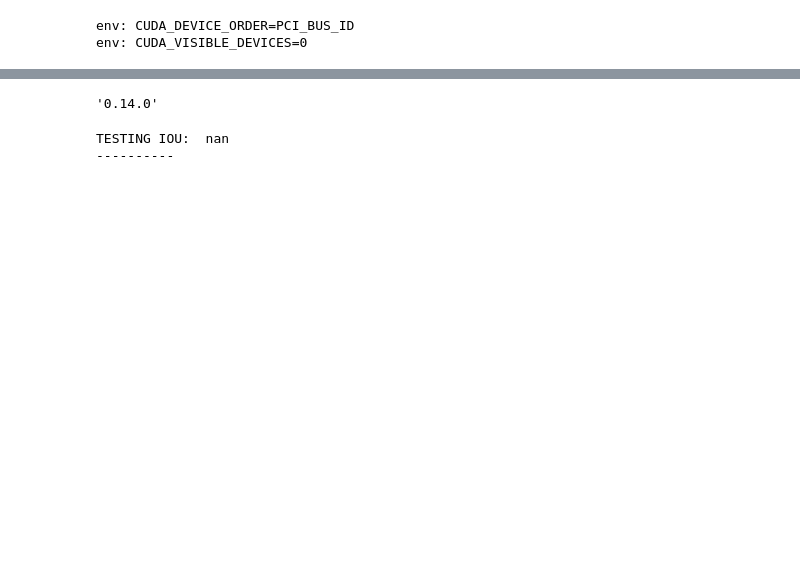
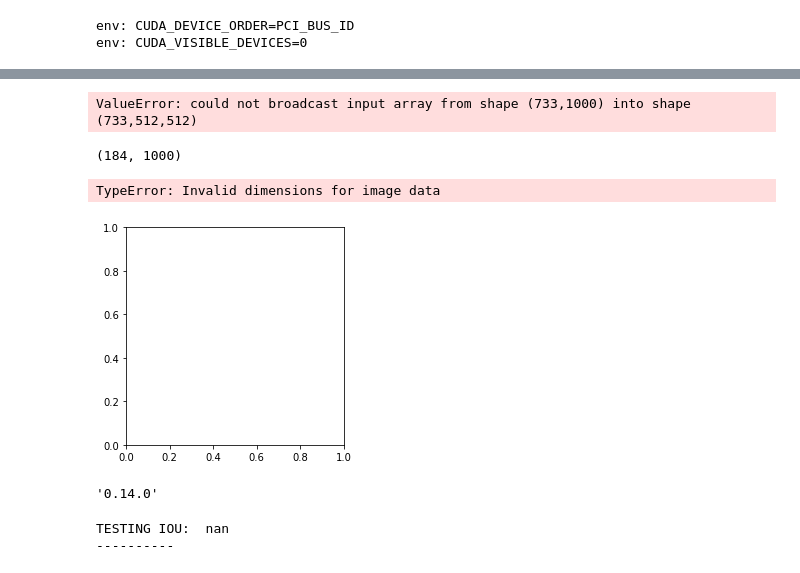
Before and after one commit to jimmy15923/DeeplabV3_for_kidney_segmentation, a Jupyter notebook: Untitled.ipynb, the cells around one changed output, grey strips where cells are left out. Saved outputs shown, nothing was run; the diff lists cells and outputs as text; code cells hidden in the pictures; blank space fills up the shorter version.

```diff
--- a/Untitled.ipynb
+++ b/Untitled.ipynb
@@ -262,0 +330,27 @@ Elapse time: 125.30961060523987
+# %%
+y_train_inv = np.where(y_train, 0, 1)
+y_train_ = np.zeros(shape=(len(y_train), crop_size, crop_size, 2))
+y_train_[:,:,:,0] = y_train
+y_train_[:,:,:,1] = y_train_inv
+
+y_test_inv = np.where(y_test, 0, 1)
+y_test_ = np.zeros(shape=(len(y_test), crop_size, crop_size, 2))
+y_test_[:,:,:,0] = y_test
+y_test_[:,:,:,1] = y_test_inv
+
+print("Data shape:")
+print(x_train.shape)
+print(x_test.shape)
+print(y_train.shape)
+print(y_test.shape)
+# %% [output]
+ValueError: could not broadcast input array from shape (733,1000) into shape (733,512,512)
+# %%
+y_test.shape
+# %% [output]
+(184, 1000)
+# %%
+plt.imshow(y_train[0])
+# %% [output]
+TypeError: Invalid dimensions for image data
+[figure, added]
```
Also changed, not shown: parts of 11 cells of this notebook, 2 other files.
